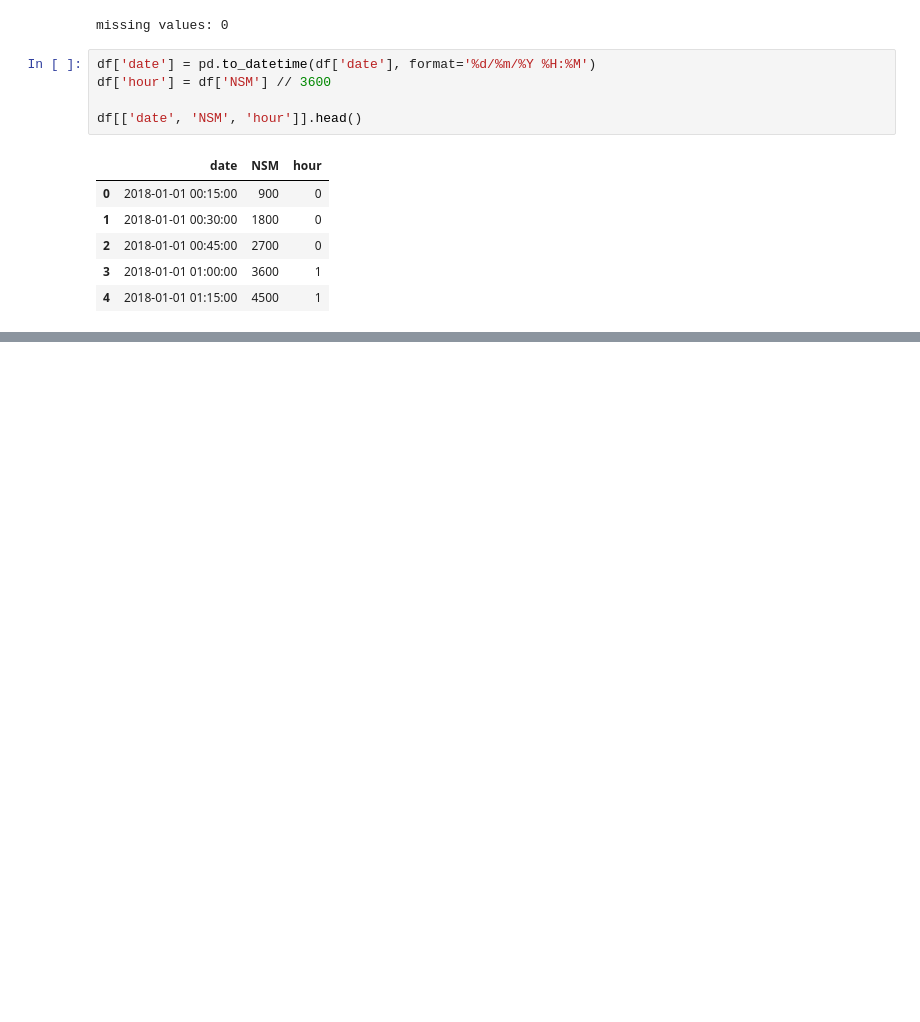
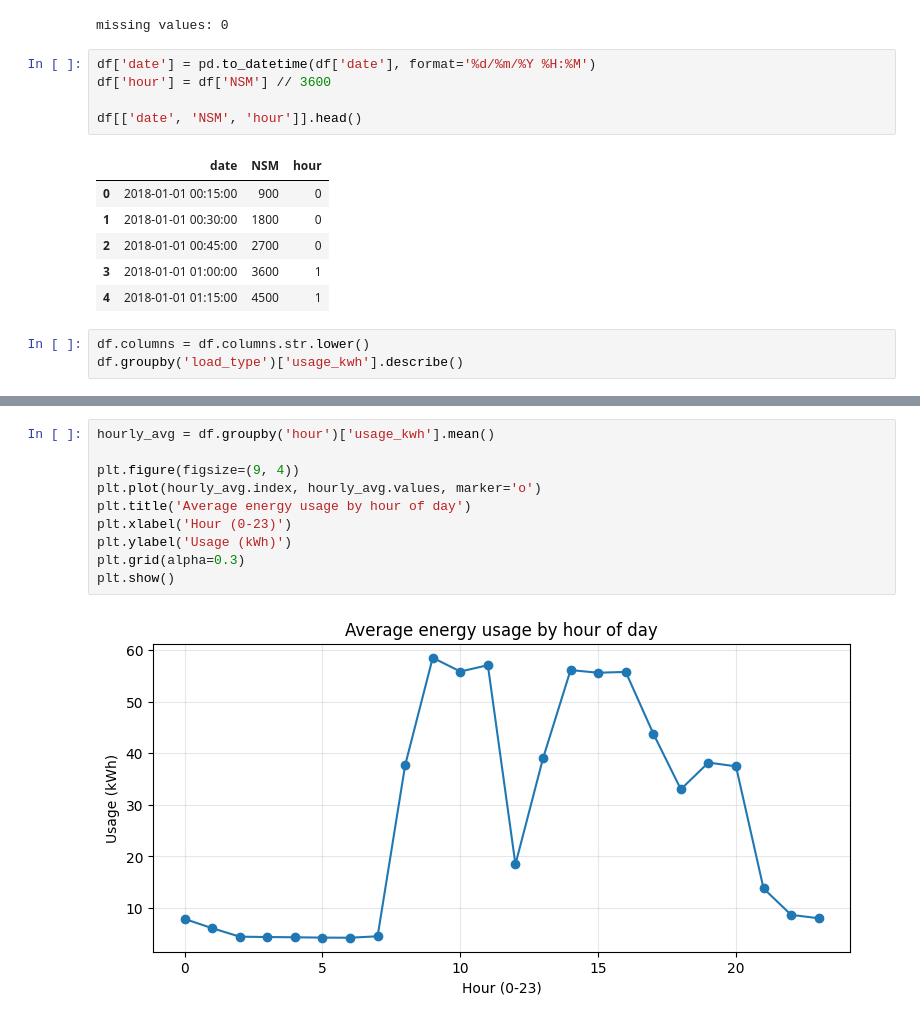
Before and after one commit to joelmayinja/energy-aware-robot-dqn, a Jupyter notebook: notebooks/dataset_prototype.ipynb, the cells around one changed output, grey strips where cells are left out. Drawn from its saved outputs; the diff is of its cells as text; blank space fills up the shorter version.

```diff
--- a/notebooks/dataset_prototype.ipynb
+++ b/notebooks/dataset_prototype.ipynb
@@ -53,3 +53,6 @@ df[['date', 'NSM', 'hour']].head()
 | 2 | 2018-01-01 00:45:00 | 2700 | 0 |
 | 3 | 2018-01-01 01:00:00 | 3600 | 1 |
 | 4 | 2018-01-01 01:15:00 | 4500 | 1 |
+# %%
+df.columns = df.columns.str.lower()
+df.groupby('load_type')['usage_kwh'].describe()
@@ -55,0 +75,12 @@ df[['date', 'NSM', 'hour']].head()
+# %%
+hourly_avg = df.groupby('hour')['usage_kwh'].mean()
+
+plt.figure(figsize=(9, 4))
+plt.plot(hourly_avg.index, hourly_avg.values, marker='o')
+plt.title('Average energy usage by hour of day')
+plt.xlabel('Hour (0-23)')
+plt.ylabel('Usage (kWh)')
+plt.grid(alpha=0.3)
+plt.show()
+# %% [output]
+[figure, added]
```
Also changed, not shown: parts of 6 cells of this notebook.
